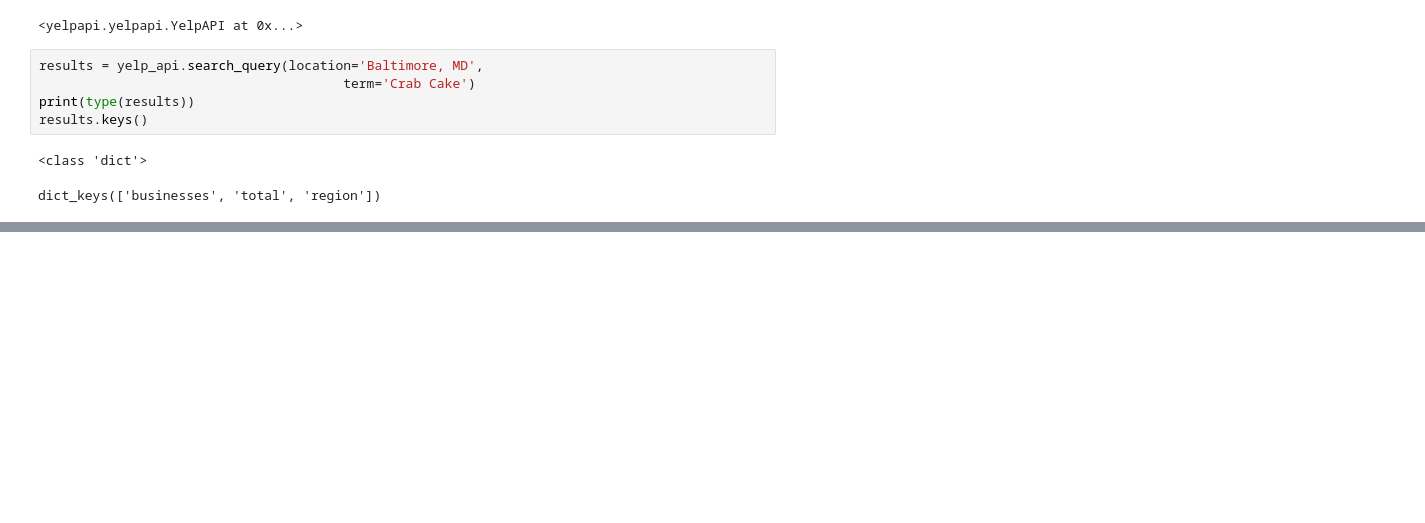
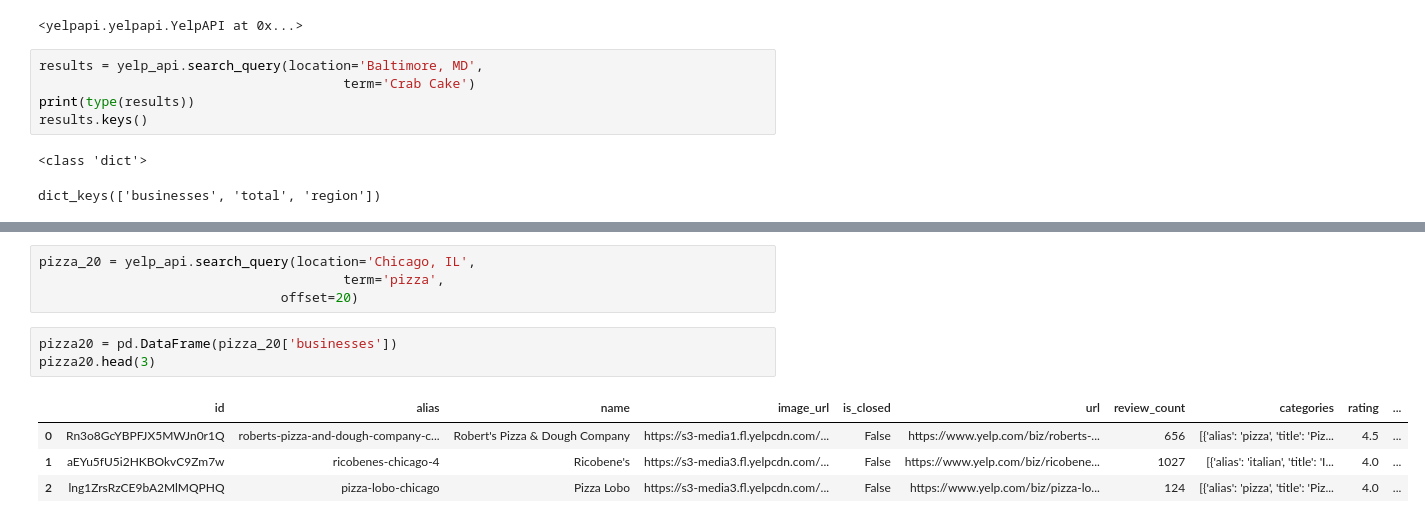
Before and after one commit to ChrisDaVillager/API-Practice, a Jupyter notebook: Yelp API.ipynb, the cells around one changed output, grey strips where cells are left out. Saved outputs shown, nothing was run; the diff lists cells and outputs as text; blank space fills up the shorter version.

```diff
--- a/Yelp API.ipynb
+++ b/Yelp API.ipynb
@@ -21,0 +46,12 @@ dict_keys(['businesses', 'total', 'region'])
+# %%
+pizza_20 = yelp_api.search_query(location='Chicago, IL',
+                                       term='pizza',
+                               offset=20)
+# %%
+pizza20 = pd.DataFrame(pizza_20['businesses'])
+pizza20.head(3)
+# %% [output]
+|  | id | alias | name | image_url | is_closed | url | review_count | categories | rating | ... |
+| 0 | Rn3o8GcYBPFJX5MWJn0r1Q | roberts-pizza-and-dough-company-c... | Robert's Pizza & Dough Company | https://s3-media1.fl.yelpcdn.com/... | False | https://www.yelp.com/biz/roberts-... | 656 | [{'alias': 'pizza', 'title': 'Piz... | 4.5 | ... |
+| 1 | aEYu5fU5i2HKBOkvC9Zm7w | ricobenes-chicago-4 | Ricobene's | https://s3-media3.fl.yelpcdn.com/... | False | https://www.yelp.com/biz/ricobene... | 1027 | [{'alias': 'italian', 'title': 'I... | 4.0 | ... |
+| 2 | lng1ZrsRzCE9bA2MlMQPHQ | pizza-lobo-chicago | Pizza Lobo | https://s3-media3.fl.yelpcdn.com/... | False | https://www.yelp.com/biz/pizza-lo... | 124 | [{'alias': 'pizza', 'title': 'Piz... | 4.0 | ... |
```
Also changed, not shown: parts of 8 cells of this notebook.
